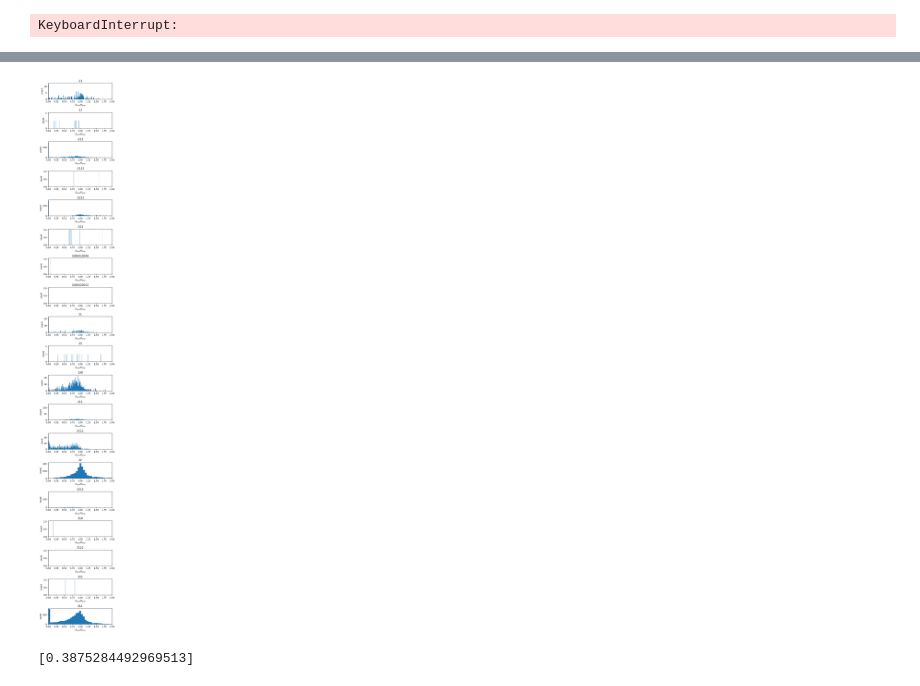
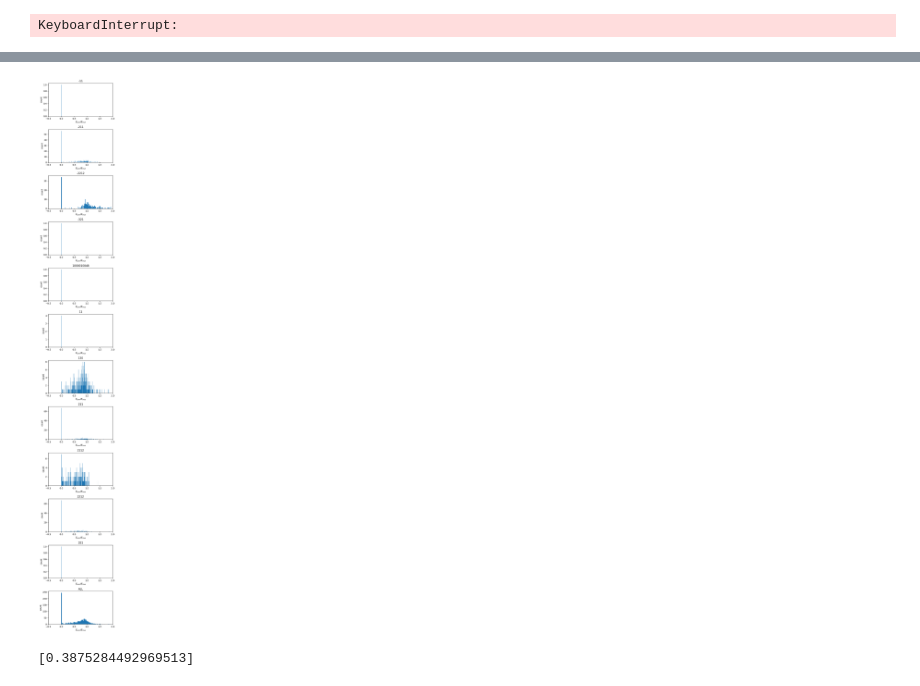
Before and after one commit to selvaggi/mlpf, a Jupyter notebook: notebooks/2_dataset_exploration.ipynb, the cells around one changed output, grey strips where cells are left out. Drawn from its saved outputs; the diff is of its cells as text; code cells hidden in the pictures.

```diff
--- a/notebooks/2_dataset_exploration.ipynb
+++ b/notebooks/2_dataset_exploration.ipynb
@@ -16,7 +15,7 @@ from tqdm import tqdm
 # %%
 # This block is the same as 1_dataset.ipynb
 
-dataset = "/eos/home-g/gkrzmanc/ClicDet_v1/out.root" # Full dataset, merged in 1 ROOT file (https://cernbox.cern.ch/s/TkMHJO5igBCixOs)
+dataset = "/afs/cern.ch/work/m/mgarciam/public/pf_tree_1.root" # Full dataset, merged in 1 ROOT file (https://cernbox.cern.ch/s/TkMHJO5igBCixOs)
 
 
 class Args:
@@ -252,29 +260,29 @@ def upd_dict(d, small_dict):
         d[k] += small_dict[k]
     return d
 
-for i in tqdm(range(1500)):
+for i in tqdm(range(500)):
     g, y = next(iterator)
     ratios = get_ratios(g, y, corr_w_mass=True, return_pid_dict=True)
     all_ratios = upd_dict(all_ratios, ratios)
 # %%
 import matplotlib.pyplot as plt
 all_ratios = {str(k): v for k, v in all_ratios.items()}
 keys = sorted(list(all_ratios.keys()))
 fig, ax = plt.subplots(len(keys), figsize=(5, 35))
 
 for i in range(len(keys)):
     ax[i].hist(all_ratios[keys[i]], bins=400)
-    ax[i].set_xlim(0, 2)
+    ax[i].set_xlim(-0.5, 2)
     ax[i].set_ylabel("count")
     ax[i].set_xlabel(r"$E_{sum}/E_{true}$")
     ax[i].set_title(f"{keys[i]}")
 
 fig.tight_layout()
 
-fig.savefig("/eos/home-g/gkrzmanc/PF_reports/initial_histograms/PID_filtered_energy_sum_vs_true_2.pdf")
+fig.savefig("/eos/home-g/gkrzmanc/PF_reports/initial_histograms/new_dataset/energy_hist.pdf")
 fig.show()
 # %% [output]
-[figure, old version]
+[figure, new version]
 # %%
 plt.hist(all_ratios["ALL"], bins=400)
 plt.xlim(0, 2)
```
Also changed, not shown: parts of 11 cells of this notebook, 5 other files.
